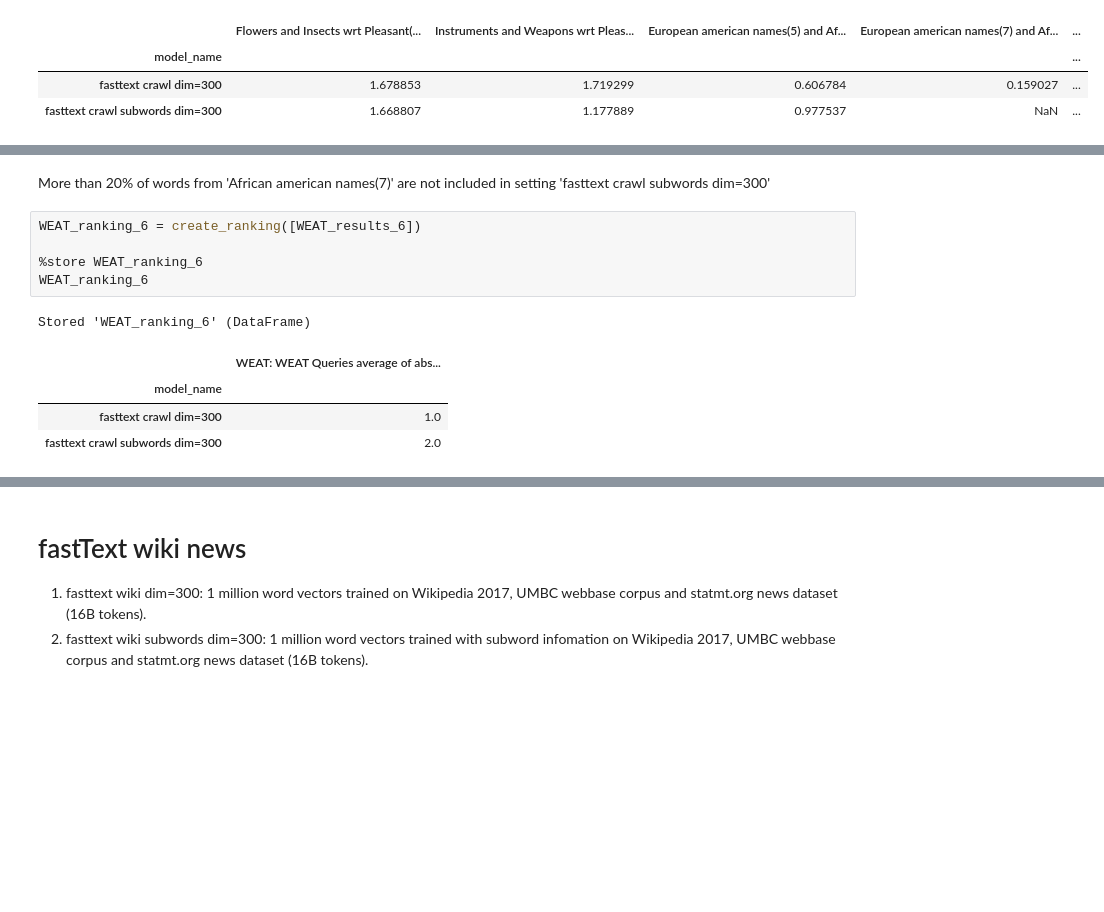
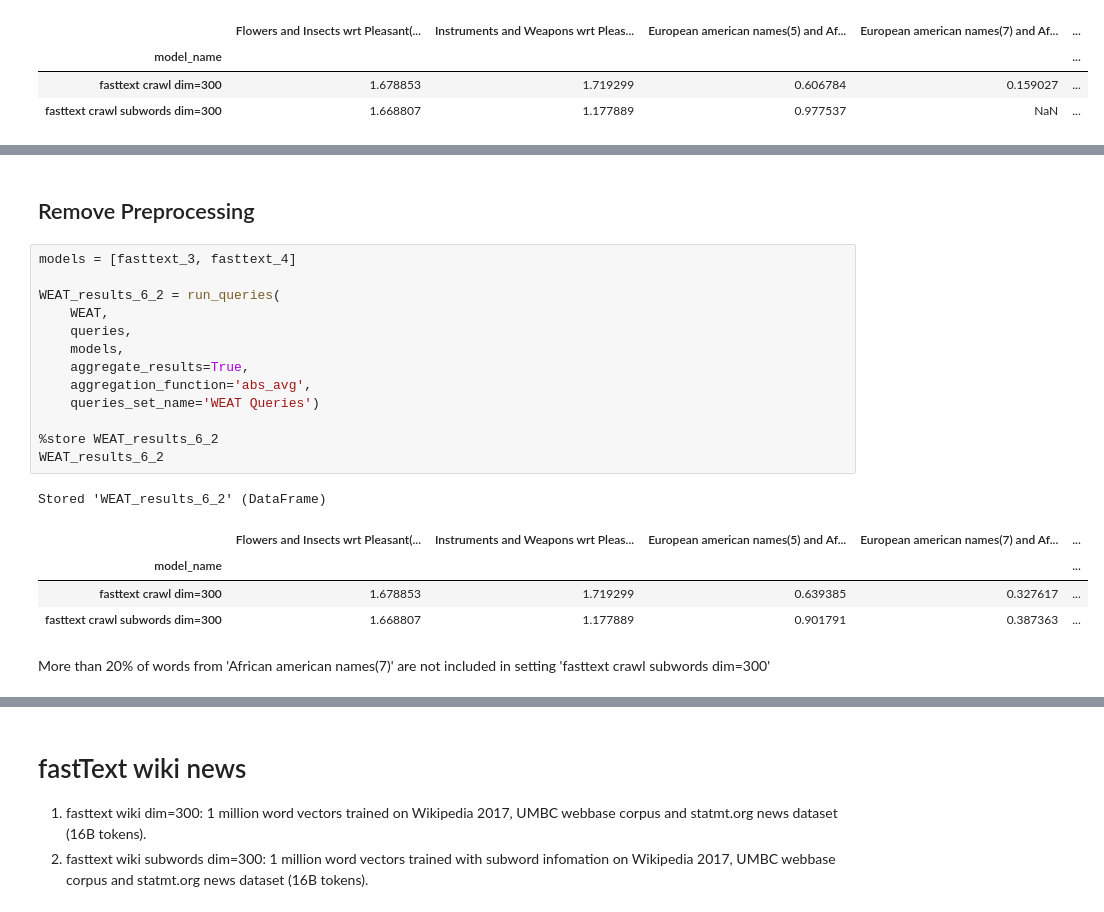
Before and after one commit to EmeraldaSesari/FEmpStudyofPWE, a Jupyter notebook: Experiment.ipynb, the cells around one changed output, grey strips where cells are left out. Saved outputs shown, nothing was run; the diff lists cells and outputs as text; blank space fills up the shorter version.

```diff
--- a/Experiment.ipynb
+++ b/Experiment.ipynb
@@ -677,13 +740,23 @@ Stored 'WEAT_results_6' (DataFrame)
+# %% [markdown]
+## Remove Preprocessing
+# %%
+models = [fasttext_3, fasttext_4]
+
+WEAT_results_6_2 = run_queries(
+    WEAT,
+    queries,
+    models,
+    aggregate_results=True,
+    aggregation_function='abs_avg',
+    queries_set_name='WEAT Queries')
+
+%store WEAT_results_6_2
+WEAT_results_6_2
+# %% [output]
+Stored 'WEAT_results_6_2' (DataFrame)
+|  | Flowers and Insects wrt Pleasant(... | Instruments and Weapons wrt Pleas... | European american names(5) and Af... | European american names(7) and Af... | ... |
+| model_name |  |  |  |  | ... |
+| fasttext crawl dim=300 | 1.678853 | 1.719299 | 0.639385 | 0.327617 | ... |
+| fasttext crawl subwords dim=300 | 1.668807 | 1.177889 | 0.901791 | 0.387363 | ... |
 # %% [markdown]
 More than 20% of words from 'African american names(7)' are not included in setting 'fasttext crawl subwords dim=300'
-# %%
-WEAT_ranking_6 = create_ranking([WEAT_results_6])
-
-%store WEAT_ranking_6
-WEAT_ranking_6
-# %% [output]
-Stored 'WEAT_ranking_6' (DataFrame)
-|  | WEAT: WEAT Queries average of abs... |
-| model_name |  |
-| fasttext crawl dim=300 | 1.0 |
-| fasttext crawl subwords dim=300 | 2.0 |
```
Also changed, not shown: parts of 11 cells of this notebook.
